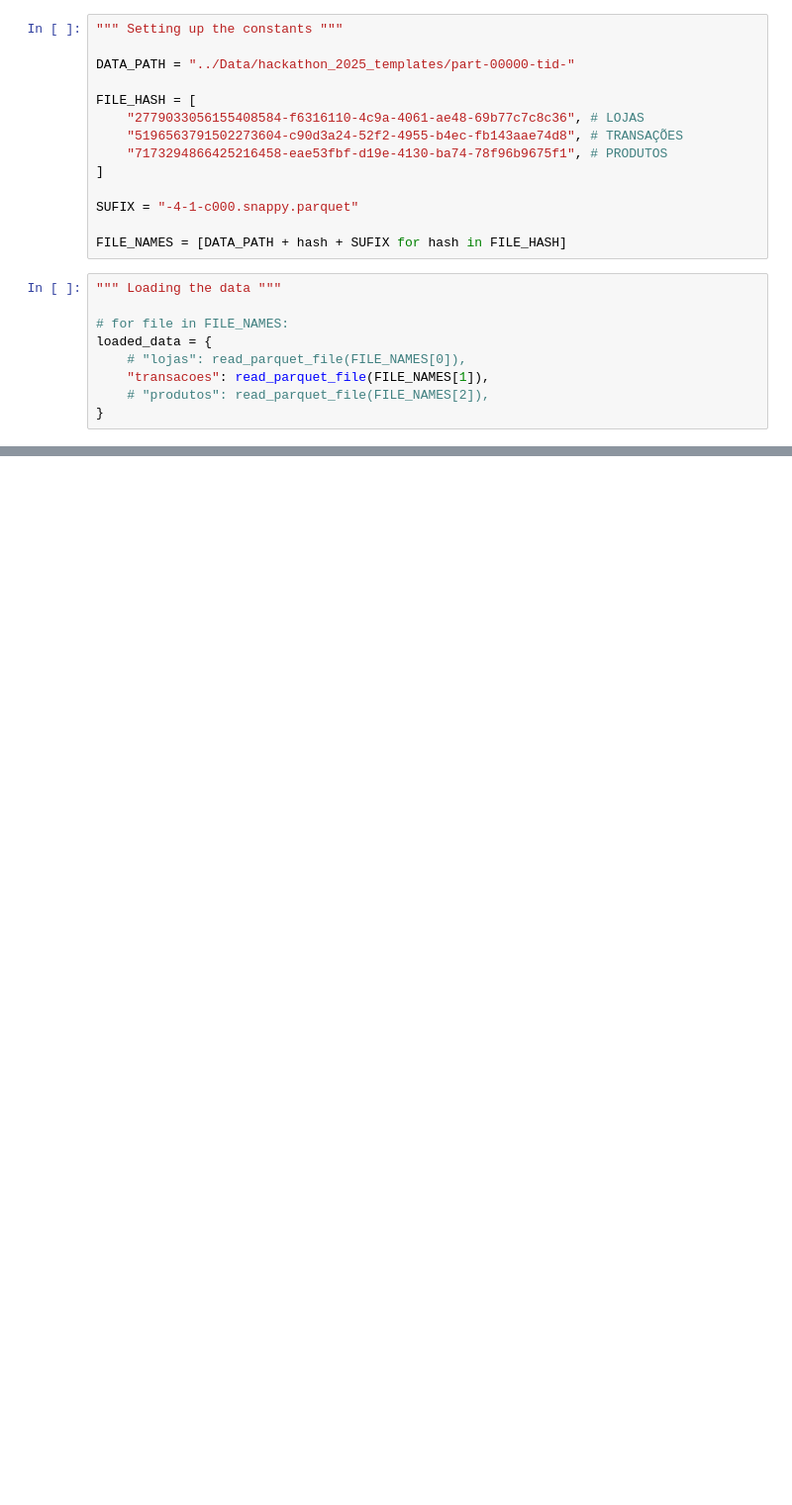
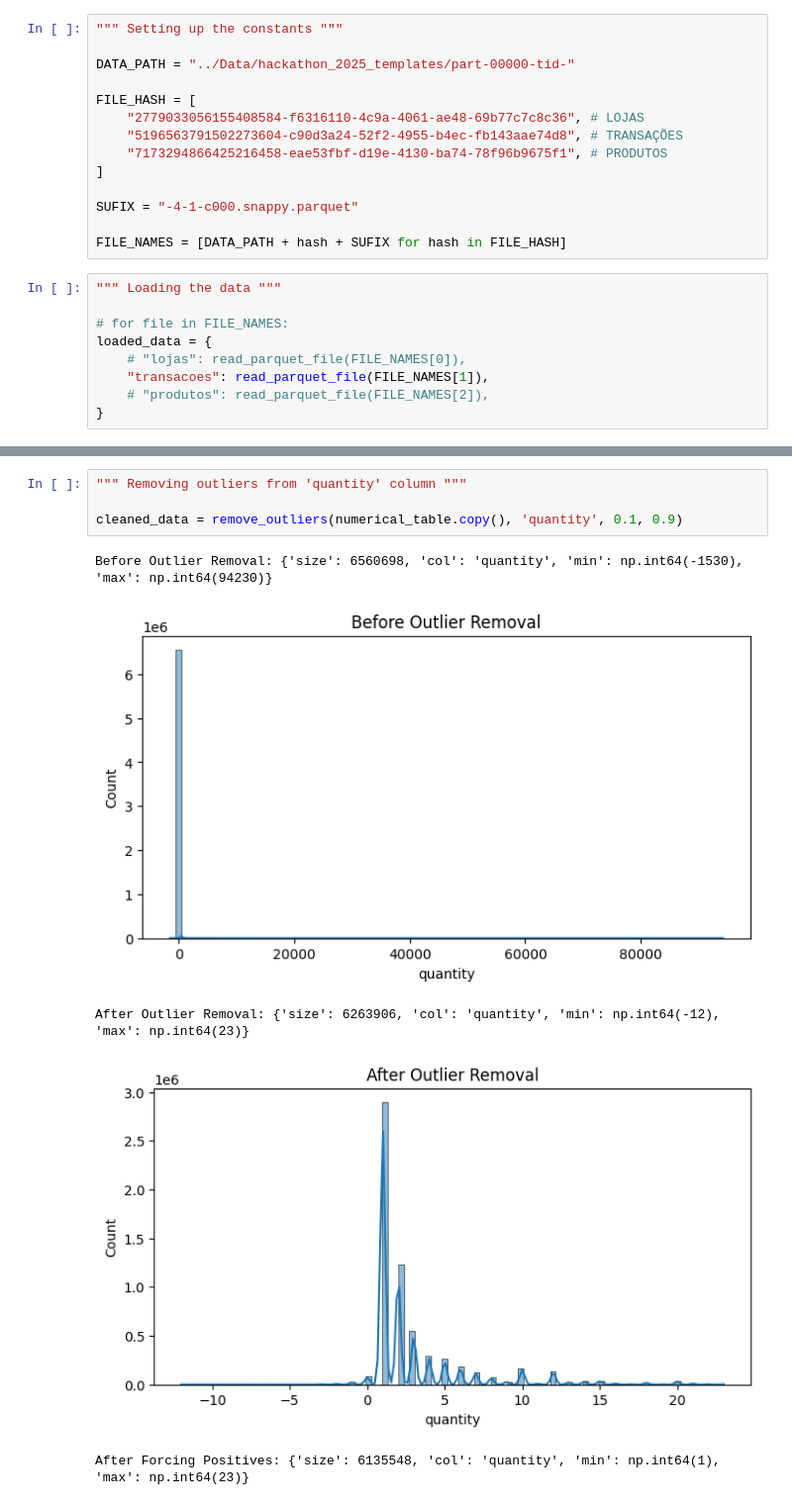
Before and after one commit to jvfd3/hackathon-big_data_tech, a Jupyter notebook: Files/Code/hackathon.ipynb, the cells around one changed output, grey strips where cells are left out. Shown at 99% size. Cells and saved outputs as stored; diff of their text form; blank space fills up the shorter version.

```diff
--- a/Files/Code/hackathon.ipynb
+++ b/Files/Code/hackathon.ipynb
@@ -318,0 +67,10 @@ outlier_removal
+# %%
+""" Removing outliers from 'quantity' column """
+
+cleaned_data = remove_outliers(numerical_table.copy(), 'quantity', 0.1, 0.9)
+# %% [output]
+Before Outlier Removal: {'size': 6560698, 'col': 'quantity', 'min': np.int64(-1530), 'max': np.int64(94230)}
+[figure, added]
+After Outlier Removal: {'size': 6263906, 'col': 'quantity', 'min': np.int64(-12), 'max': np.int64(23)}
+[figure, added]
+After Forcing Positives: {'size': 6135548, 'col': 'quantity', 'min': np.int64(1), 'max': np.int64(23)}
```
Also changed, not shown: parts of 25 cells of this notebook.
